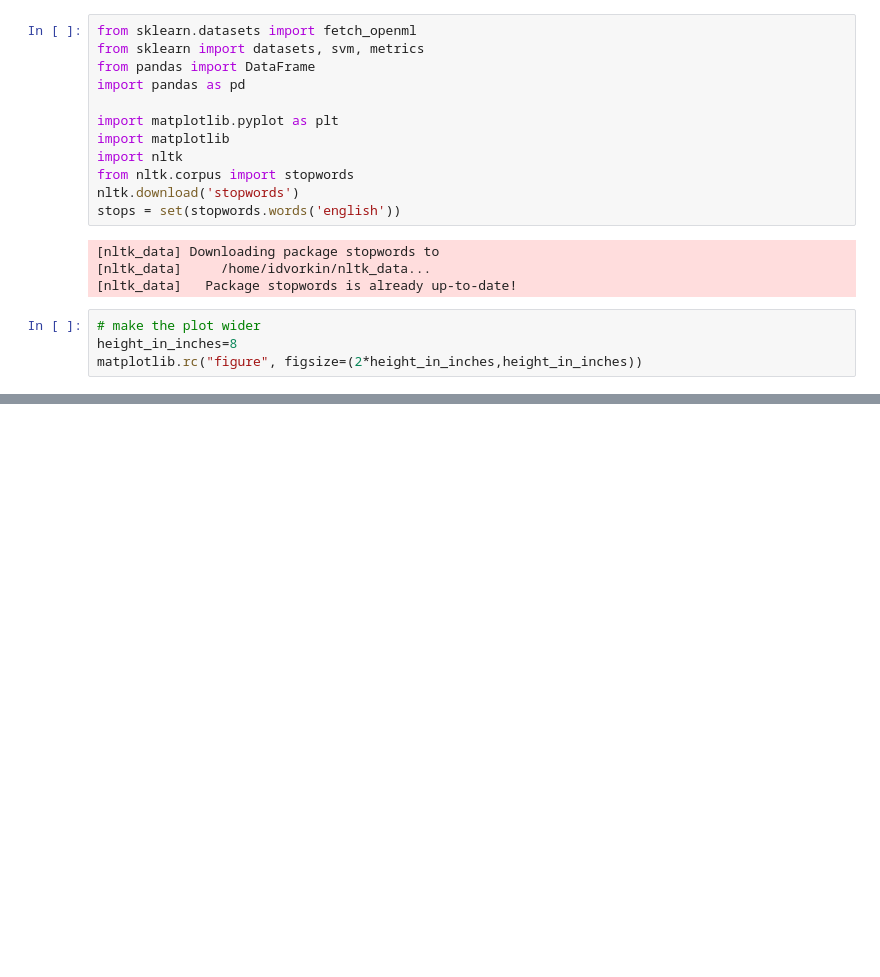
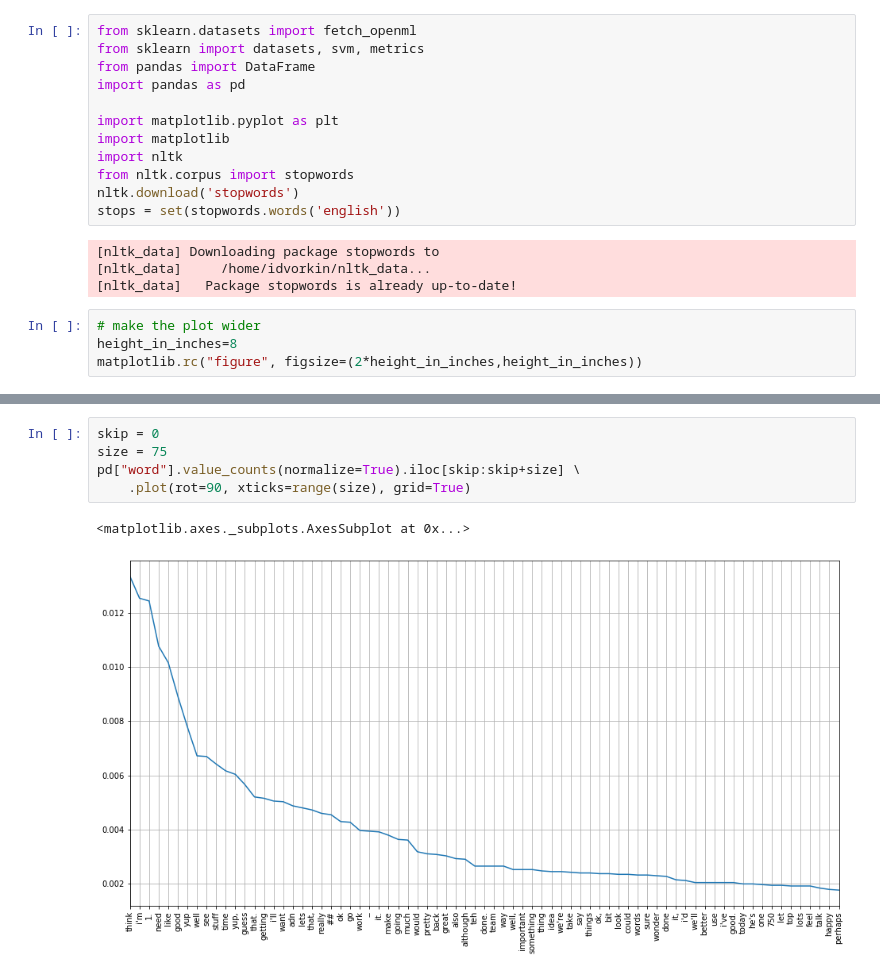
Before and after one commit to idvorkin/jupyter, a Jupyter notebook: PlayNLP.ipynb, the cells around one changed output, grey strips where cells are left out. Cells and saved outputs as stored; diff of their text form; blank space fills up the shorter version.

```diff
--- a/PlayNLP.ipynb
+++ b/PlayNLP.ipynb
@@ -46,0 +57,8 @@ fd.plot(50)
+# %%
+skip = 0
+size = 75
+pd["word"].value_counts(normalize=True).iloc[skip:skip+size] \
+    .plot(rot=90, xticks=range(size), grid=True)
+# %% [output]
+<matplotlib.axes._subplots.AxesSubplot at 0x...>
+[figure, added]
```
Also changed, not shown: parts of 5 cells of this notebook.
